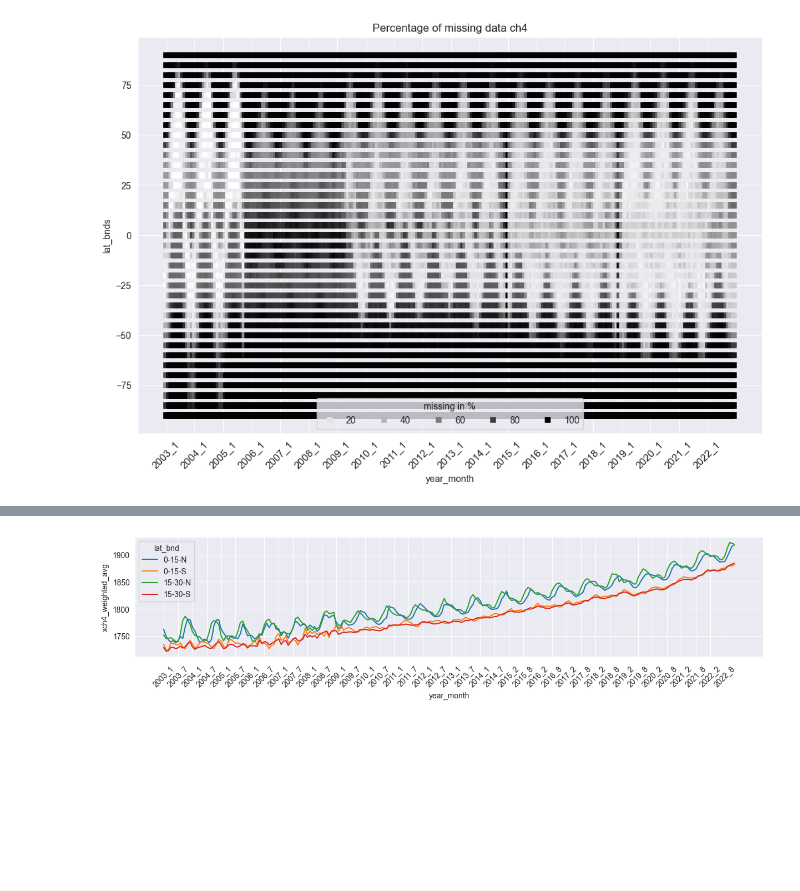
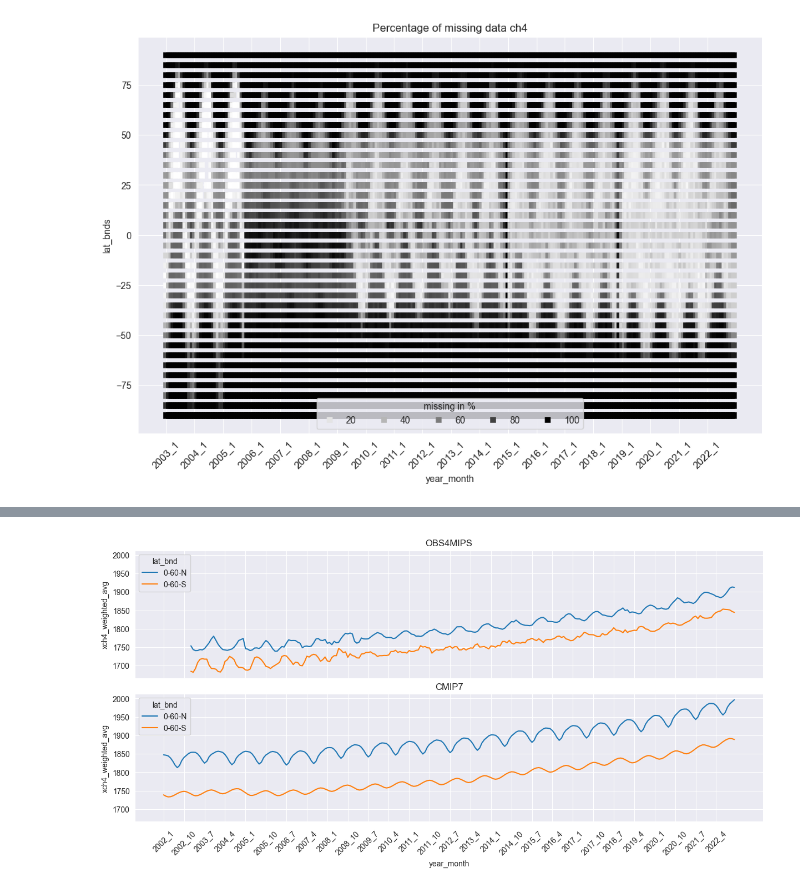
Before and after one commit to climate-resource/EO-vs-CMIP-GHG-forcings-comparison, a Jupyter notebook: tutorials/getting-started_ch4.ipynb, the cells around one changed output, grey strips where cells are left out. Cells and saved outputs as stored; diff of their text form; code cells hidden in the pictures; blank space fills up the shorter version.

Commit message:
add weighting for cmip7 data

```diff
--- a/tutorials/getting-started_ch4.ipynb
+++ b/tutorials/getting-started_ch4.ipynb
@@ -183,16 +183,26 @@ else:
 
 # compute weighted ghg values (approx. geometric distortion of grid cells on sphere)
 df_obs4mips_weighted = compute_weighted_ghg(
-    df_obs4mips, gas=gas, unit_factor=factor
+    df_obs4mips, gas=gas, unit_factor=factor, cmip_data=False, cell_size=5
+)
+df_cmip7_weighted = compute_weighted_ghg(
+    df_cmip7, gas=gas, unit_factor=None, cmip_data=True, cell_size=15
 )
 
 # compute weighted average across latitude bands
 df_obs4mips_weighted_avg = compute_weighted_average_latitude_bands(
     df_obs4mips_weighted, gas=gas
 )
+df_cmip7_weighted_avg = compute_weighted_average_latitude_bands(
+    df_cmip7_weighted, gas=gas
+
+)
 
 df_obs4mips_new_grid = resize_grid(
-    df_obs4mips_weighted_avg, lat_bnds_seq = [0,15,30], gas =gas
+    df_obs4mips_weighted_avg, lat_bnds_seq = [0,60], gas=gas
+)
+df_cmip7_new_grid = resize_grid(
+    df_cmip7_weighted_avg, lat_bnds_seq =[0,60], gas=gas
 )
 
 df_obs4mips_new_grid
@@ -213,11 +239,17 @@ df_obs4mips_new_grid
 # %%
 df_obs4mips_new_grid["year_month"] = df_obs4mips_new_grid["year"].astype(int).astype(str)+"_"+df_obs4mips_new_grid["month"].astype(int).astype(str)
+df_cmip7_new_grid["year_month"] = df_cmip7_new_grid["year"].astype(int).astype(str)+"_"+df_cmip7_new_grid["month"].astype(int).astype(str)
 
-fig, axs = plt.subplots(constrained_layout=True, figsize=(12,3))
-sns.lineplot(df_obs4mips_new_grid, x="year_month", y=f"x{gas}_weighted_avg", hue="lat_bnd", ax=axs)
-ticks = axs.get_xticks()
-axs.set_xticks(ticks[::6])
-axs.tick_params("x", size=7, rotation=45)
+
+fig, axs = plt.subplots(2,1, constrained_layout=True, figsize=(12,6),
+                        sharex=True, sharey=True)
+sns.lineplot(df_cmip7_new_grid, x="year_month", y=f"x{gas}_weighted_avg", hue="lat_bnd", ax=axs[1])
+sns.lineplot(df_obs4mips_new_grid, x="year_month", y=f"x{gas}_weighted_avg", hue="lat_bnd", ax=axs[0])
+for i in range(2):
+    ticks = axs[i].get_xticks()
+    axs[i].set_xticks(ticks[::3])
+    axs[i].tick_params("x", size=7, rotation=45)
+[axs[i].set_title(t) for i,t in enumerate(["OBS4MIPS", "CMIP7"])]
 plt.show()
 # %% [output]
-[figure, old version]
+[figure, new version]
```
Also changed, not shown: parts of 2 cells of this notebook, 3 other files.
